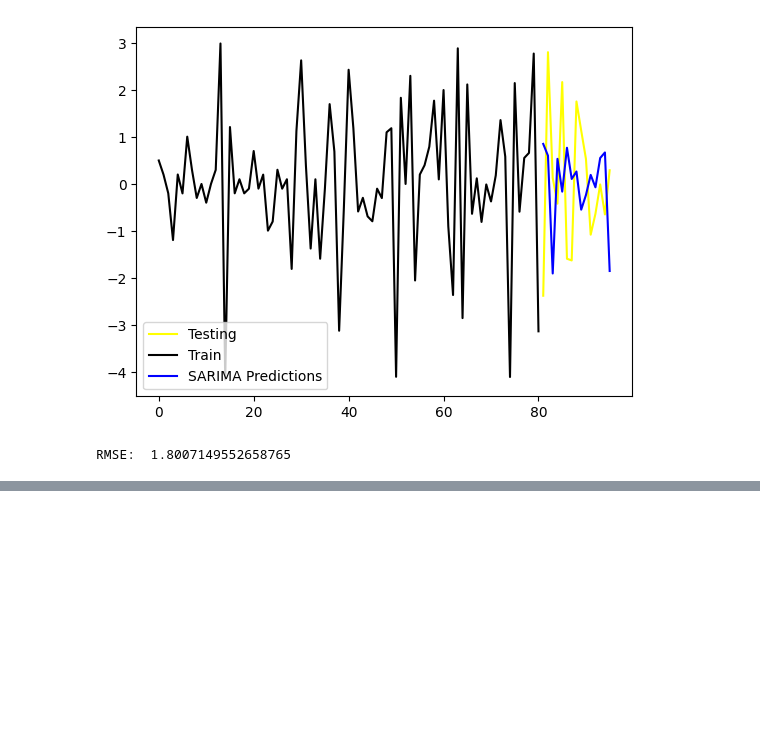
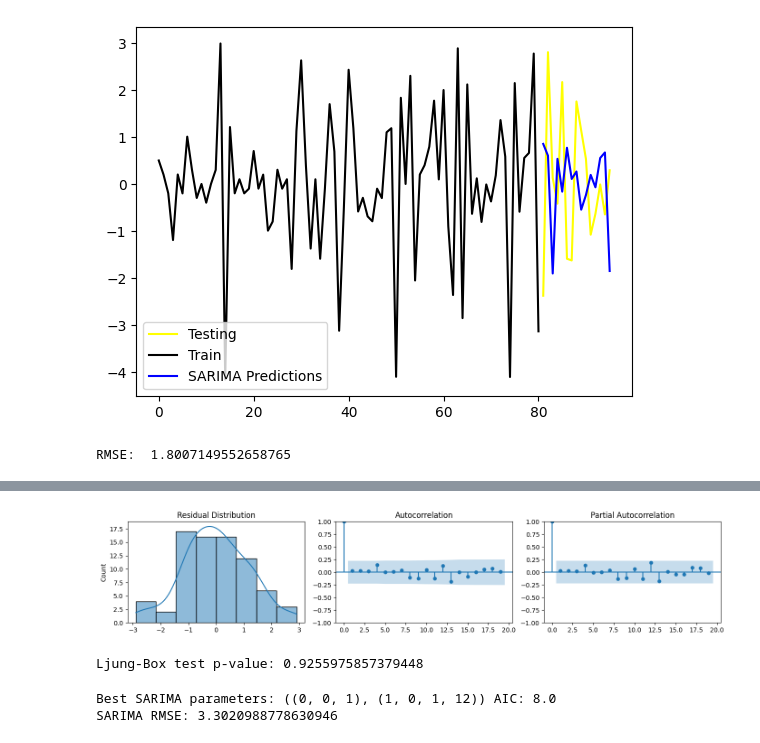
Before and after one commit to Kairyou-ML/TimeSeriesAnalysis, a Jupyter notebook: lecture3.ipynb, the cells around one changed output, grey strips where cells are left out. Cells and saved outputs as stored; diff of their text form; code cells hidden in the pictures; blank space fills up the shorter version.

```diff
--- a/lecture3.ipynb
+++ b/lecture3.ipynb
@@ -348,0 +483,49 @@ RMSE:  1.8007149552658765
+# %%
+import seaborn as sns
+residuals = res.resid
+
+fig, ax = plt.subplots(1,3, figsize=(14,3))
+sns.histplot(residuals, ax=ax[0], kde=True)
+ax[0].set_title("Residual Distribution")
+plot_acf(residuals, ax=ax[1])
+plot_pacf(residuals, ax=ax[2])
+plt.tight_layout(); plt.show()
+
+from statsmodels.stats.diagnostic import acorr_ljungbox
+ljung = acorr_ljungbox(residuals, lags=[10], return_df=True)
+print("Ljung-Box test p-value:", ljung['lb_pvalue'].iloc[0])
+# %% [output]
+[figure, added]
+Ljung-Box test p-value: 0.9255975857379448
+# %%
+import warnings
+warnings.filterwarnings("ignore")
+from statsmodels.tsa.statespace.sarimax import SARIMAX
+
+P = D = Q = range(0, 2)
+seasonal_pdq = [(x[0], x[1], x[2], 12) for x in itertools.product(P, D, Q)]
+
+best_aic = np.inf
+best_param = None
+
+for param in pdq:
+    for sparam in seasonal_pdq:
+        try:
+            mod = SARIMAX(ts1, order=param, seasonal_order=sparam)
+            res = mod.fit(disp=False)
+            if res.aic < best_aic:
+                best_aic = res.aic
+                best_param = (param, sparam)
+        except:
+            continue
+
+print("Best SARIMA parameters:", best_param, "AIC:", best_aic)
+
+sarima_mod = SARIMAX(train, order=best_param[0], seasonal_order=best_param[1]).fit()
+sarima_forecast = sarima_mod.forecast(steps=len(test))
+
+sarima_rmse = mean_squared_error(test, sarima_forecast, squared=False)
+print("SARIMA RMSE:", sarima_rmse)
+# %% [output]
+Best SARIMA parameters: ((0, 0, 1), (1, 0, 1, 12)) AIC: 8.0
+SARIMA RMSE: 3.3020988778630946
```
Also changed, not shown: parts of 6 cells of this notebook, 7 other files.
